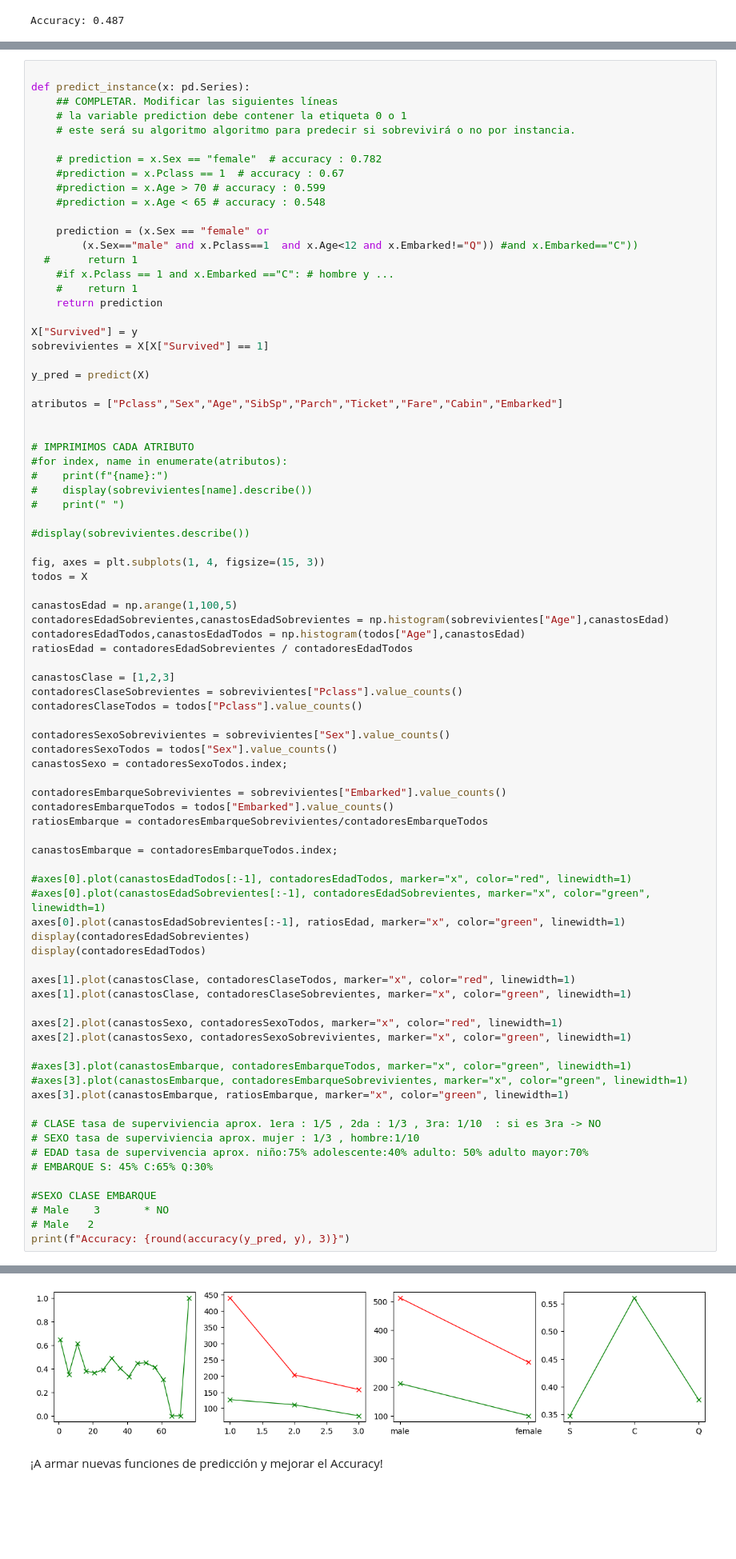
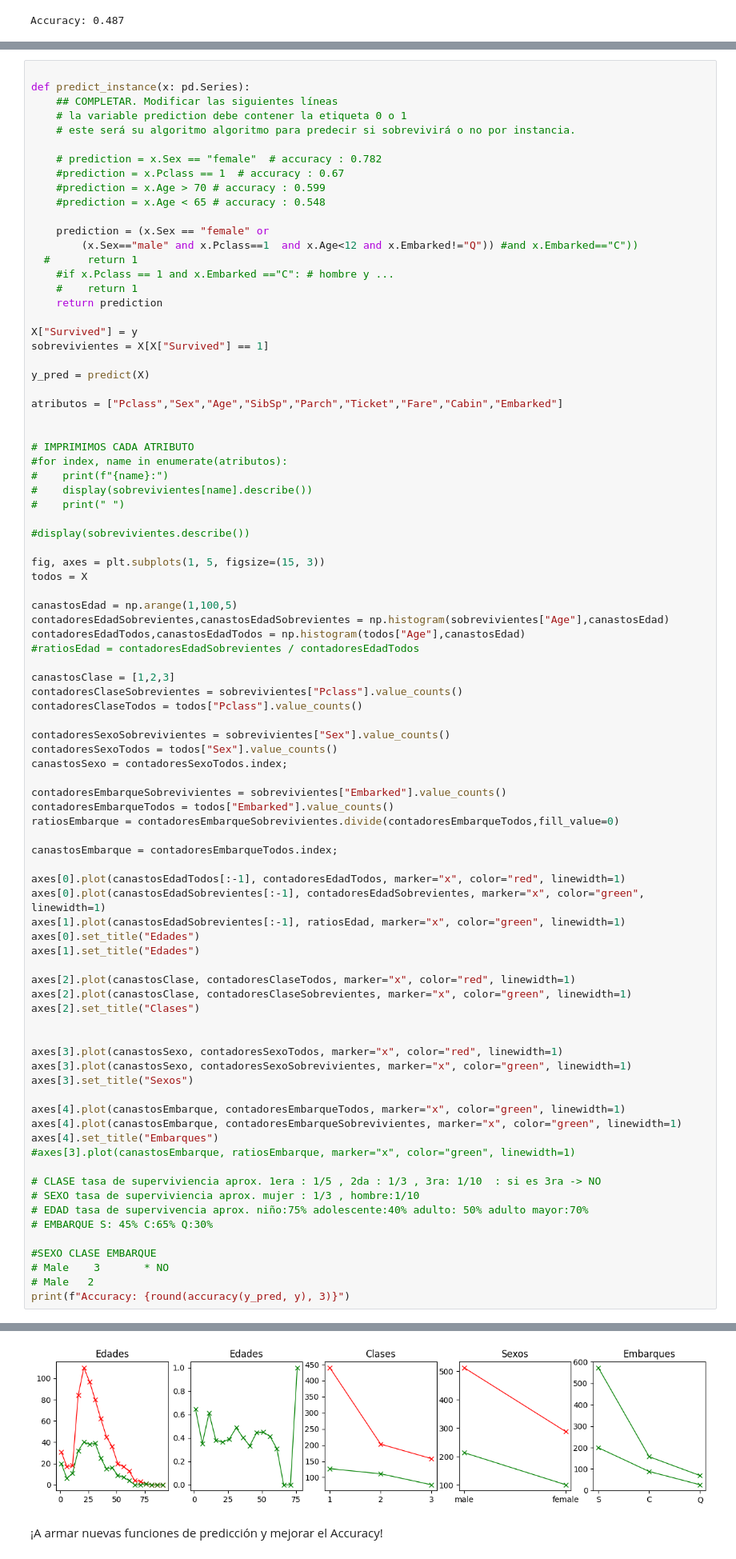
Before and after one commit to hrancati/aprendizajeAutomatico-material, a Jupyter notebook: notebooks/notebook_02_titanic-published.ipynb, the cells around one changed output, grey strips where cells are left out. Shown at 80% size. Cells and saved outputs as stored; diff of their text form; blank space fills up the shorter version.

```diff
--- a/notebooks/notebook_02_titanic-published.ipynb
+++ b/notebooks/notebook_02_titanic-published.ipynb
@@ -214,13 +214,13 @@ atributos = ["Pclass","Sex","Age","SibSp","Parch","Ticket","Fare","Cabin","Embar
 
 #display(sobrevivientes.describe())
 
-fig, axes = plt.subplots(1, 4, figsize=(15, 3))
+fig, axes = plt.subplots(1, 5, figsize=(15, 3))
 todos = X
 
 canastosEdad = np.arange(1,100,5)
 contadoresEdadSobrevientes,canastosEdadSobrevientes = np.histogram(sobrevivientes["Age"],canastosEdad)
 contadoresEdadTodos,canastosEdadTodos = np.histogram(todos["Age"],canastosEdad)
-ratiosEdad = contadoresEdadSobrevientes / contadoresEdadTodos
+#ratiosEdad = contadoresEdadSobrevientes / contadoresEdadTodos
 
 canastosClase = [1,2,3]
 contadoresClaseSobrevientes = sobrevivientes["Pclass"].value_counts()
@@ -232,25 +232,29 @@ canastosSexo = contadoresSexoTodos.index;
 
 contadoresEmbarqueSobrevivientes = sobrevivientes["Embarked"].value_counts()
 contadoresEmbarqueTodos = todos["Embarked"].value_counts()
-ratiosEmbarque = contadoresEmbarqueSobrevivientes/contadoresEmbarqueTodos
+ratiosEmbarque = contadoresEmbarqueSobrevivientes.divide(contadoresEmbarqueTodos,fill_value=0)
 
 canastosEmbarque = contadoresEmbarqueTodos.index;
 
-#axes[0].plot(canastosEdadTodos[:-1], contadoresEdadTodos, marker="x", color="red", linewidth=1)
-#axes[0].plot(canastosEdadSobrevientes[:-1], contadoresEdadSobrevientes, marker="x", color="green", linewidth=1)
-axes[0].plot(canastosEdadSobrevientes[:-1], ratiosEdad, marker="x", color="green", linewidth=1)
-display(contadoresEdadSobrevientes)
-display(contadoresEdadTodos)
+axes[0].plot(canastosEdadTodos[:-1], contadoresEdadTodos, marker="x", color="red", linewidth=1)
+axes[0].plot(canastosEdadSobrevientes[:-1], contadoresEdadSobrevientes, marker="x", color="green", linewidth=1)
+axes[1].plot(canastosEdadSobrevientes[:-1], ratiosEdad, marker="x", color="green", linewidth=1)
+axes[0].set_title("Edades")
+axes[1].set_title("Edades")
 
-axes[1].plot(canastosClase, contadoresClaseTodos, marker="x", color="red", linewidth=1)
-axes[1].plot(canastosClase, contadoresClaseSobrevientes, marker="x", color="green", linewidth=1)
+axes[2].plot(canastosClase, contadoresClaseTodos, marker="x", color="red", linewidth=1)
+axes[2].plot(canastosClase, contadoresClaseSobrevientes, marker="x", color="green", linewidth=1)
+axes[2].set_title("Clases")
 
-axes[2].plot(canastosSexo, contadoresSexoTodos, marker="x", color="red", linewidth=1)
-axes[2].plot(canastosSexo, contadoresSexoSobrevivientes, marker="x", color="green", linewidth=1)
 
-#axes[3].plot(canastosEmbarque, contadoresEmbarqueTodos, marker="x", color="green", linewidth=1)
-#axes[3].plot(canastosEmbarque, contadoresEmbarqueSobrevivientes, marker="x", color="green", linewidth=1)
-axes[3].plot(canastosEmbarque, ratiosEmbarque, marker="x", color="green", linewidth=1)
+axes[3].plot(canastosSexo, contadoresSexoTodos, marker="x", color="red", linewidth=1)
+axes[3].plot(canastosSexo, contadoresSexoSobrevivientes, marker="x", color="green", linewidth=1)
+axes[3].set_title("Sexos")
+
+axes[4].plot(canastosEmbarque, contadoresEmbarqueTodos, marker="x", color="green", linewidth=1)
+axes[4].plot(canastosEmbarque, contadoresEmbarqueSobrevivientes, marker="x", color="green", linewidth=1)
+axes[4].set_title("Embarques")
+#axes[3].plot(canastosEmbarque, ratiosEmbarque, marker="x", color="green", linewidth=1)
 
 # CLASE tasa de superviviencia aprox. 1era : 1/5 , 2da : 1/3 , 3ra: 1/10  : si es 3ra -> NO
 # SEXO tasa de superviviencia aprox. mujer : 1/3 , hombre:1/10
@@ -270,3 +270,3 @@ Accuracy: 0.785
-[figure, old version]
+[figure, new version]
 # %% [markdown]
 ¡A armar nuevas funciones de predicción y mejorar el Accuracy!
```
Also changed, not shown: parts of 1 cell of this notebook, 1 other file.
